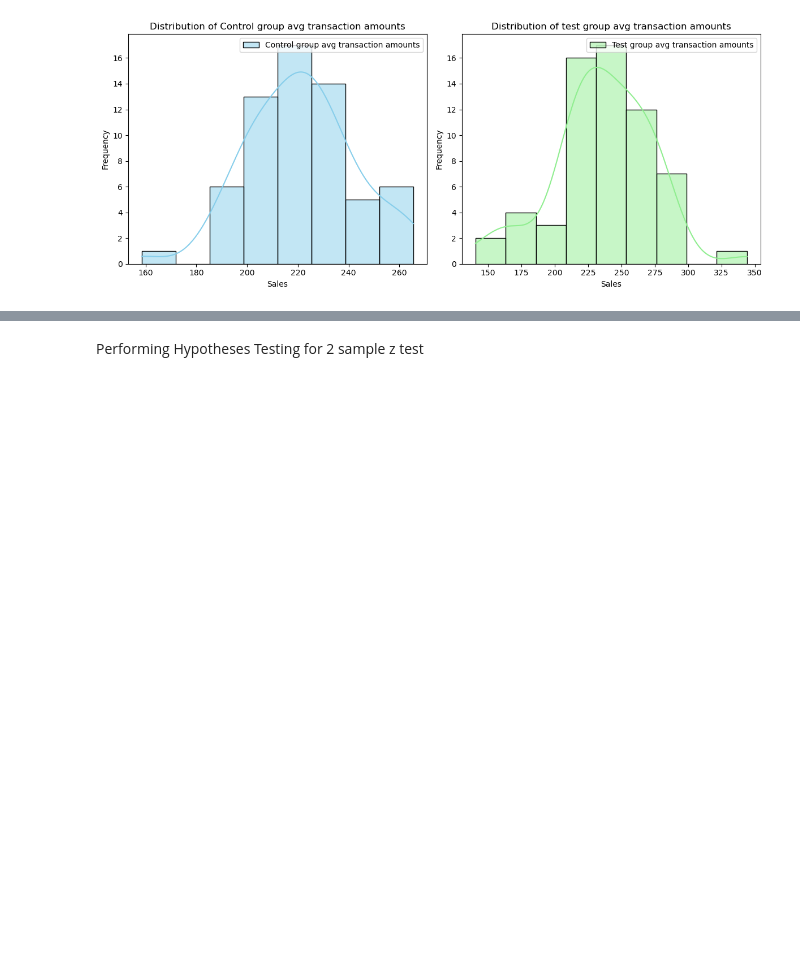
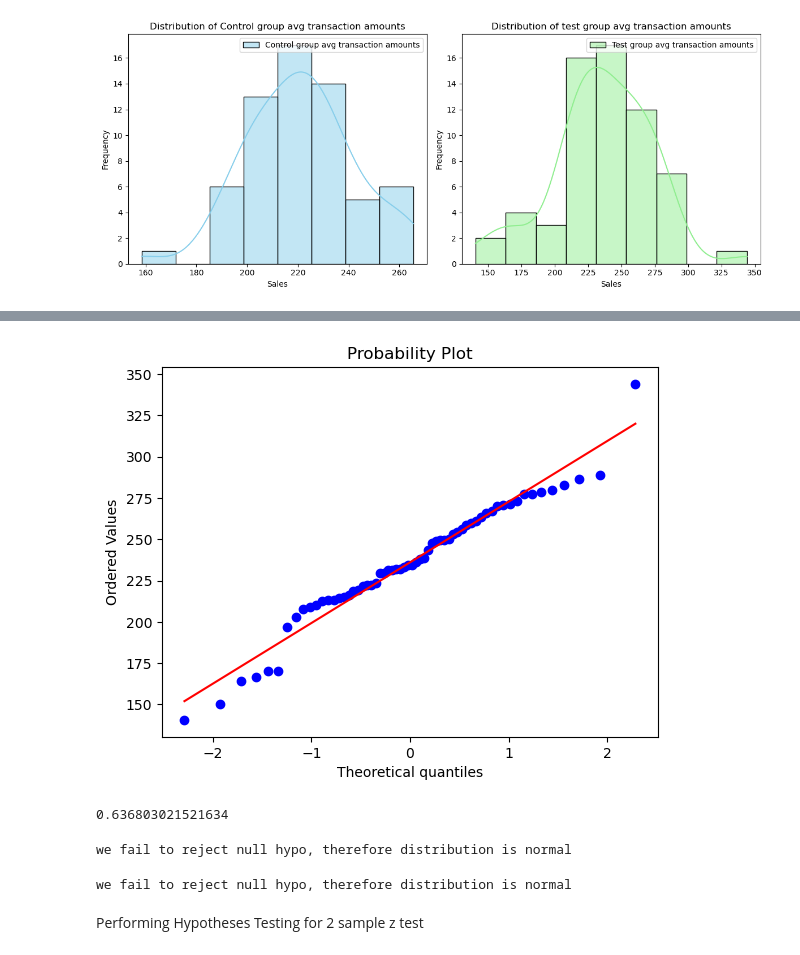
Before and after one commit to sachin-yadav-work/Bank_credit_card, a Jupyter notebook: Bank_credit_card_launch_SachinYadav.ipynb, the cells around one changed output, grey strips where cells are left out. Cells and saved outputs as stored; diff of their text form; code cells hidden in the pictures; blank space fills up the shorter version.

```diff
--- a/Bank_credit_card_launch_SachinYadav.ipynb
+++ b/Bank_credit_card_launch_SachinYadav.ipynb
@@ -1496,3 +1497,31 @@ plt.show()
+# %%
+st.probplot(df_tran_camp['test_group_avg_tran'],dist = 'norm',plot = plt)
+plt.show()
+# %% [output]
+[figure, added]
+# %%
+stat,p = st.shapiro(df_tran_camp['control_group_avg_tran'])
+p
+# %% [output]
+0.636803021521634
+# %%
+# h0: distribution is normal
+if p > .05:
+    print('we fail to reject null hypo, therefore distribution is normal')
+else:
+    print('we reject null hypo, therfore distribution is not normal')
+# %% [output]
+we fail to reject null hypo, therefore distribution is normal
+# %%
+stat,p = st.shapiro(df_tran_camp['test_group_avg_tran'])
+p
+# h0: distribution is normal
+if p > .05:
+    print('we fail to reject null hypo, therefore distribution is normal')
+else:
+    print('we reject null hypo, therfore distribution is not normal')
+# %% [output]
+we fail to reject null hypo, therefore distribution is normal
 # %% [markdown]
 Performing Hypotheses Testing for 2 sample z test
 # %%
```
Also changed, not shown: parts of 33 cells of this notebook.
